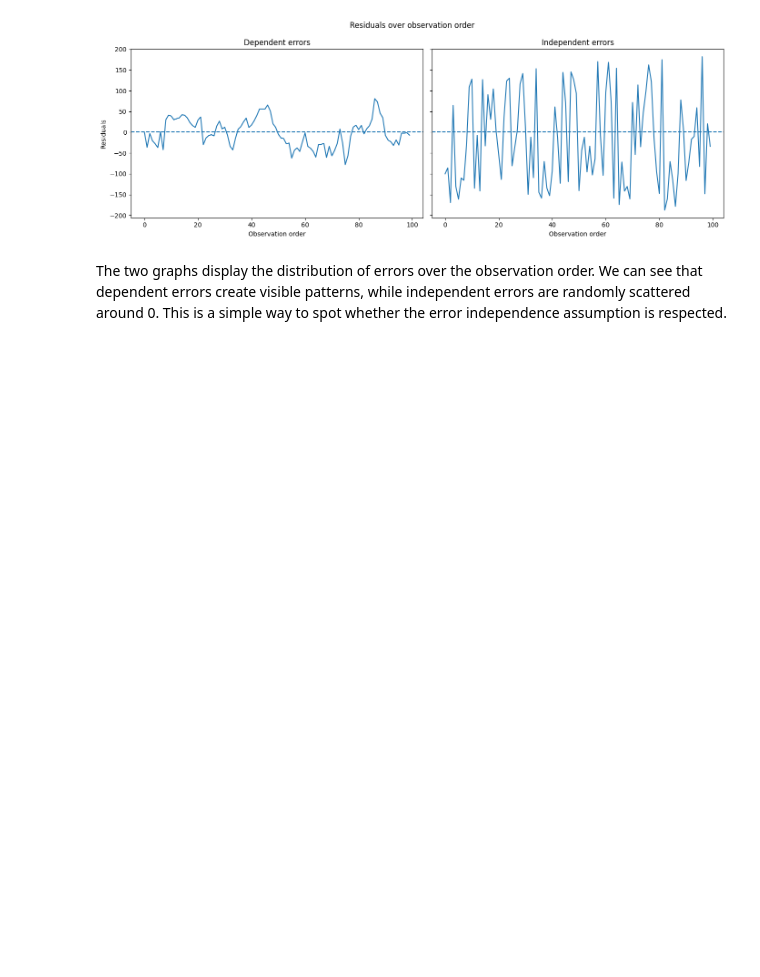
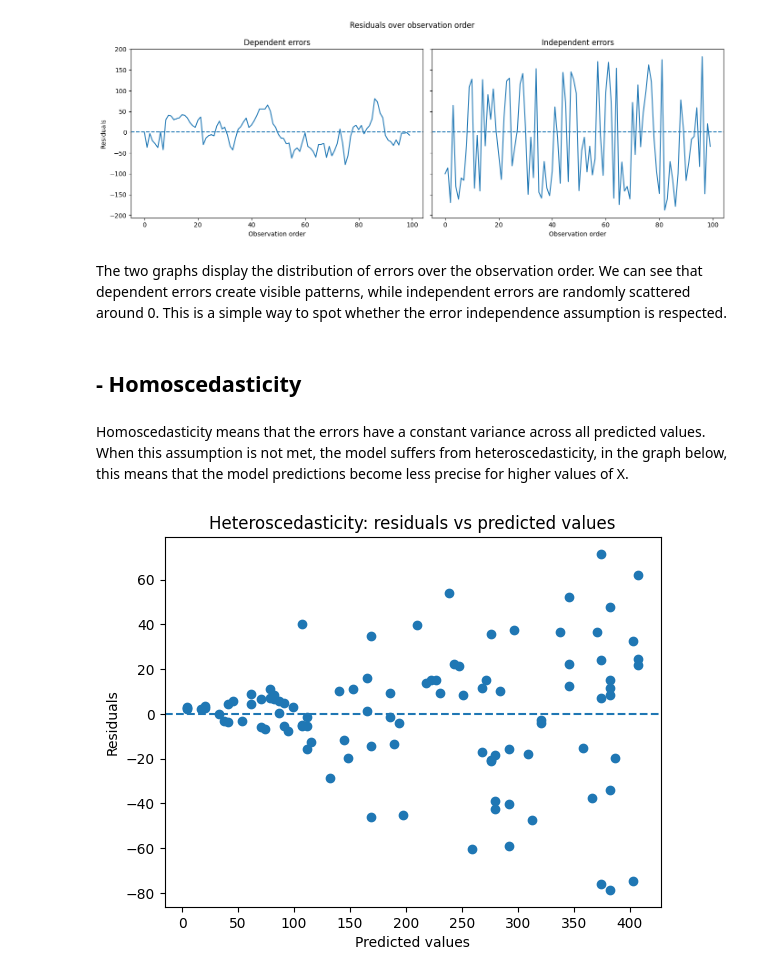
Before and after one commit to EstebanHuriot/ML_Museum, a Jupyter notebook: LinearRegression.ipynb, the cells around one changed output. Saved outputs shown, nothing was run; the diff lists cells and outputs as text; code cells hidden in the pictures; blank space fills up the shorter version.

Commit message:
Add LR homoscedasticity hypothesis

```diff
--- a/LinearRegression.ipynb
+++ b/LinearRegression.ipynb
@@ -290,3 +289,31 @@ The two graphs display the distribution of errors over the observation order.
 </br>
 We can see that dependent errors create visible patterns, while independent errors are randomly scattered around 0.
 </br> This is a simple way to spot whether the error independence assumption is respected.
+# %% [markdown]
+## - Homoscedasticity
+# %% [markdown]
+Homoscedasticity means that the errors have a constant variance across all predicted values.
+</br>
+When this assumption is not met, the model suffers from heteroscedasticity, in the graph below, this means that the model predictions become less precise for higher values of X.
+# %%
+n_sample = 100
+
+X = np.random.randint(1, 100, size=(n_sample, 1))
+
+noise = np.random.normal(0, X * 0.5, size=(n_sample, 1))
+
+y = 4 * X + 3 + noise
+
+model = LinearRegression(solver="ne")
+y_predict = model.fit(X, y).predict(X)
+
+residuals = y - y_predict
+
+plt.scatter(y_predict, residuals)
+plt.axhline(0, linestyle="--")
+plt.xlabel("Predicted values")
+plt.ylabel("Residuals")
+plt.title("Heteroscedasticity: residuals vs predicted values")
+plt.show()
+# %% [output]
+[figure, added]
```
Also changed, not shown: parts of 8 cells of this notebook, 1 other file.
